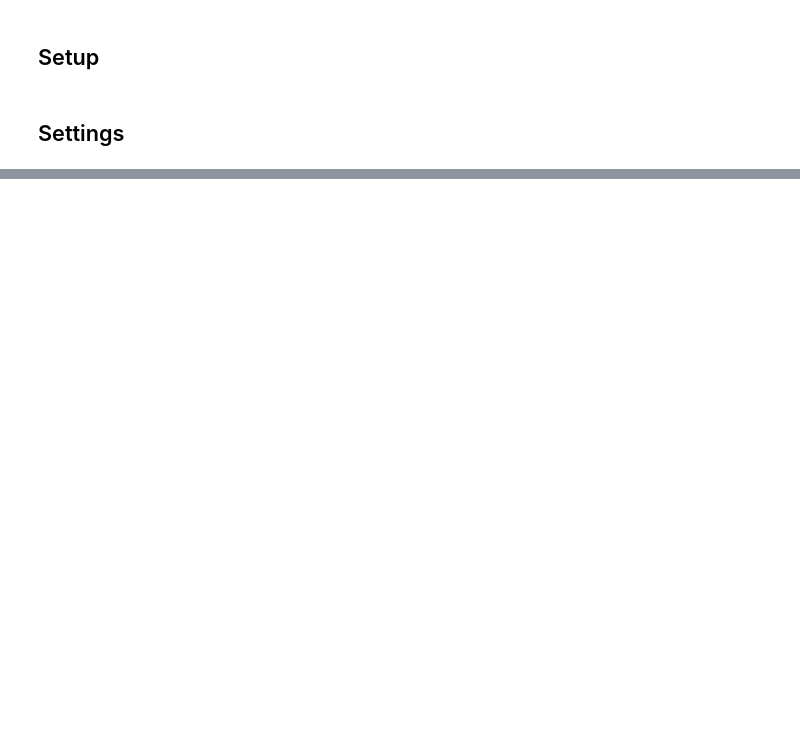
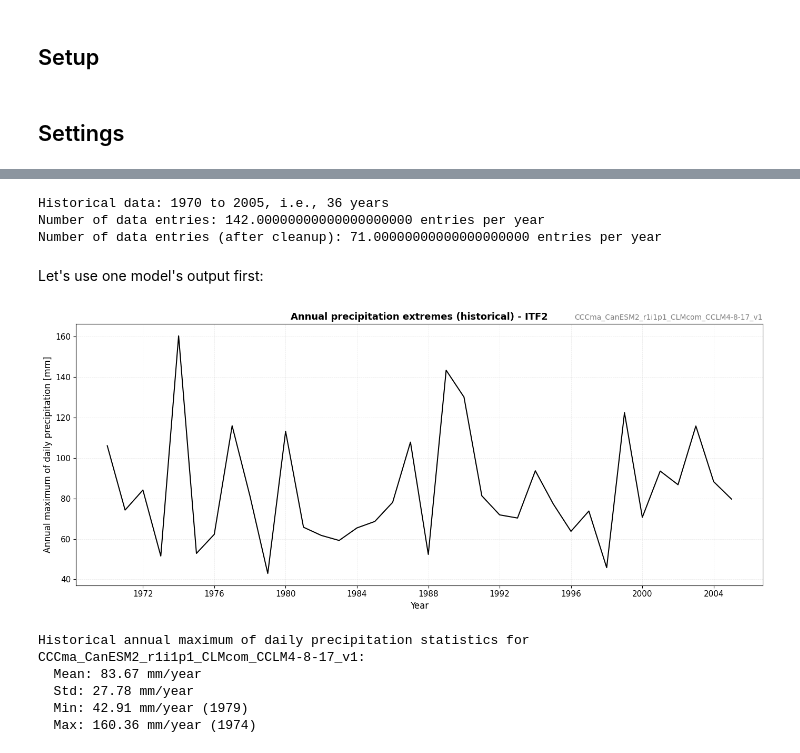
Before and after one commit to ecmwf-training/extreme-precipitation-exposure, a Jupyter notebook: tutorials/changing_hazard.ipynb, the cells around one changed output, grey strips where cells are left out. Drawn from its saved outputs; the diff is of its cells as text; code cells hidden in the pictures; blank space fills up the shorter version.

```diff
--- a/tutorials/changing_hazard.ipynb
+++ b/tutorials/changing_hazard.ipynb
@@ -746,0 +68,51 @@ Further, we have learned about a few key best practices to evaluate climate chan
+# %%
+# Load historical data
+hist_df = pd.read_csv(hist_file)
+hist_df['year'] = pd.to_datetime(hist_df['year'], format='%Y')
+hist_df = hist_df.sort_values('year')
+
+print(f"Historical data: {hist_df['year'].min().year} to {hist_df['year'].max().year}, i.e., {hist_df['year'].max().year - hist_df['year'].min().year + 1} years")
+print(f"Number of data entries: {len(hist_df)/(hist_df['year'].max().year - hist_df['year'].min().year + 1):.20f} entries per year")
+hist_df.head()
+
+# remove duplicate rows if any
+hist_df = hist_df.drop_duplicates(subset=['year', 'member_id', 'rx1day'])
+print(f"Number of data entries (after cleanup): {len(hist_df)/(hist_df['year'].max().year - hist_df['year'].min().year + 1):.20f} entries per year")
+# %% [output]
+Historical data: 1970 to 2005, i.e., 36 years
+Number of data entries: 142.00000000000000000000 entries per year
+Number of data entries (after cleanup): 71.00000000000000000000 entries per year
+# %% [markdown]
+Let's use one model's output first:
+# %%
+# Select one model (member) for demonstration (e.g., the first one)
+hist_df_selected = hist_df[hist_df['member'] == hist_df['member'].unique()[0]].copy()
+# Plot observed drought duration
+fig, ax = plt.subplots(figsize=(14, 6))
+
+# Plot annual values
+ax.plot(hist_df_selected['year'], hist_df_selected['rx1day'],
+        color='black', linewidth=1.5, label='Annual maximum of daily precipitation [mm]')
+ax.set_xlabel('Year', fontsize=12)
+ax.set_ylabel('Annual maximum of daily precipitation [mm]', fontsize=12)
+ax.set_title(f'Annual precipitation extremes (historical) - {admin_id}', fontsize=13, fontweight='bold')
+ax.set_title(f'{hist_df_selected["member_id"].iloc[0]}', loc='right', fontsize=10, color='gray')
+#ax.legend(loc='upper left', fontsize=11, frameon=True)
+ax.grid(True, alpha=0.3, linestyle='--', linewidth=0.5)
+
+plt.tight_layout()
+plt.show()
+
+# Calculate basic statistics
+print(f"\nHistorical annual maximum of daily precipitation statistics for {hist_df_selected['member_id'].iloc[0]}:")
+print(f"  Mean: {hist_df_selected['rx1day'].mean():.2f} mm/year")
+print(f"  Std: {hist_df_selected['rx1day'].std():.2f} mm/year")
+print(f"  Min: {hist_df_selected['rx1day'].min():.2f} mm/year ({hist_df_selected.loc[hist_df_selected['rx1day'].idxmin(), 'year'].year})")
+print(f"  Max: {hist_df_selected['rx1day'].max():.2f} mm/year ({hist_df_selected.loc[hist_df_selected['rx1day'].idxmax(), 'year'].year})")
+# %% [output]
+[figure, added]
+Historical annual maximum of daily precipitation statistics for CCCma_CanESM2_r1i1p1_CLMcom_CCLM4-8-17_v1:
+  Mean: 83.67 mm/year
+  Std: 27.78 mm/year
+  Min: 42.91 mm/year (1979)
+  Max: 160.36 mm/year (1974)
```
Also changed, not shown: parts of 38 cells of this notebook.
